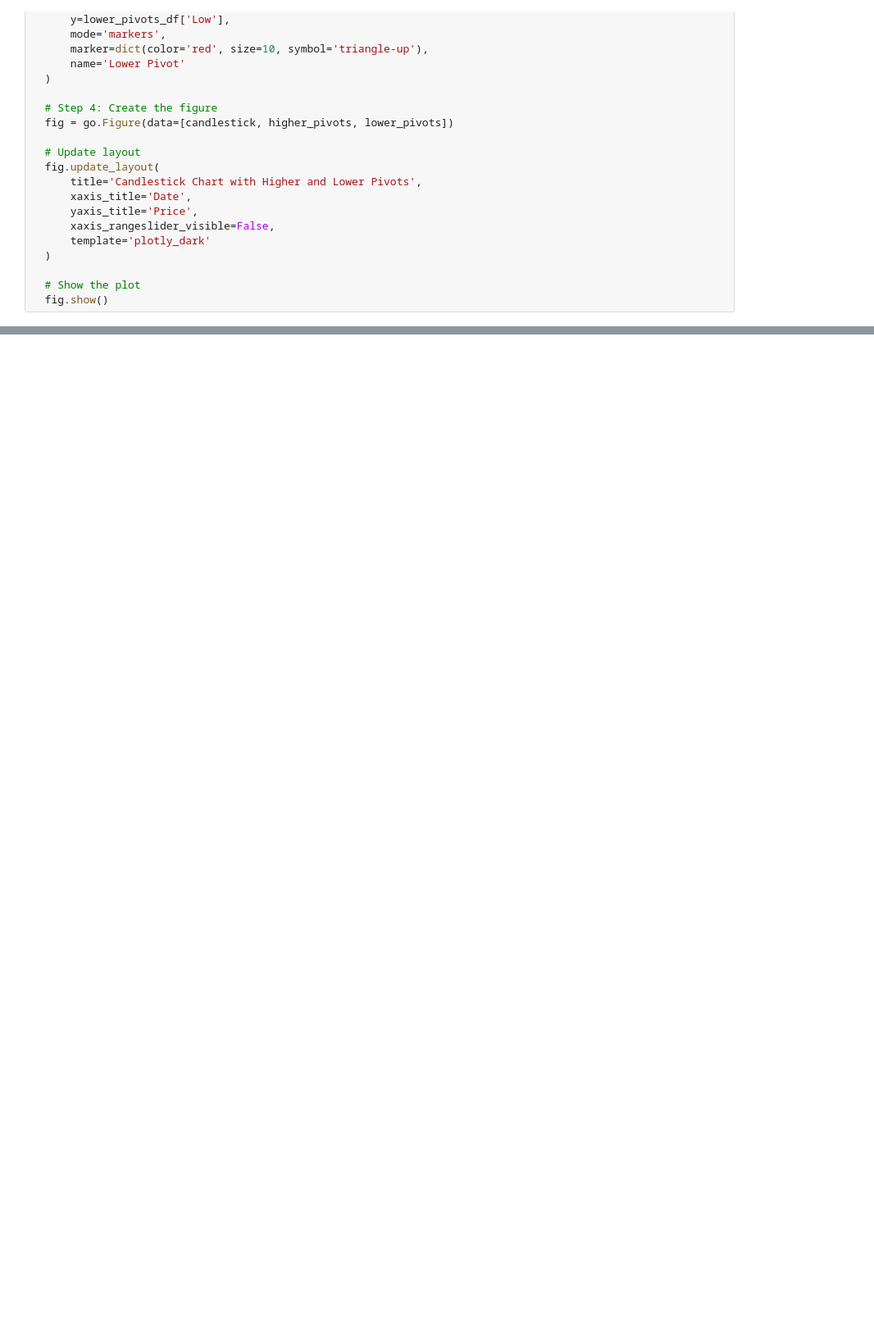
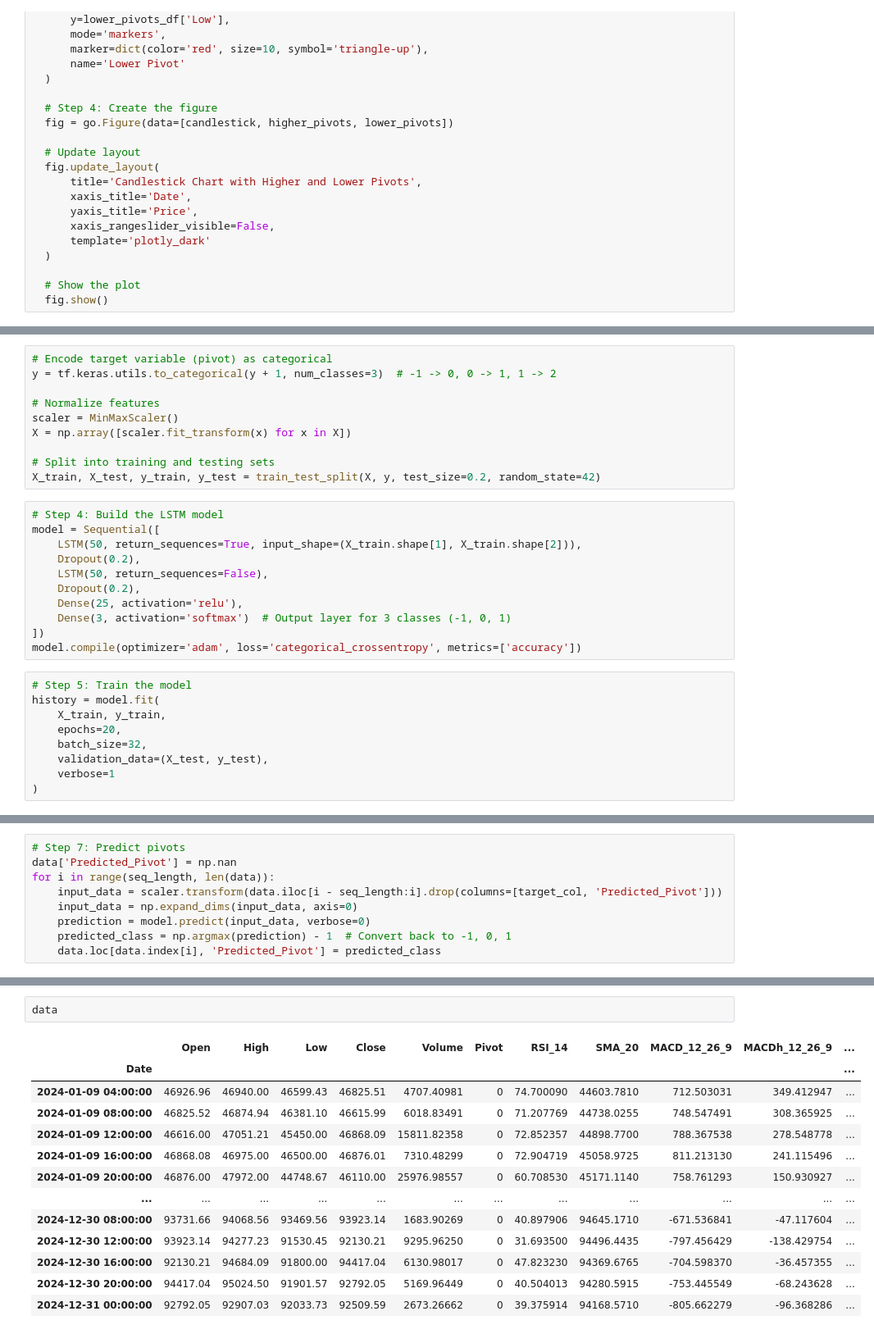
Before and after one commit to ifeLight/ml-bot, a Jupyter notebook: binance.ipynb, the cells around one changed output, grey strips where cells are left out. Shown: that part at 82% size. Cells and saved outputs as stored; diff of their text form; blank space fills up the shorter version.

```diff
--- a/binance.ipynb
+++ b/binance.ipynb
@@ -193,0 +316,30 @@ successive_count 0
+# %%
+# Encode target variable (pivot) as categorical
+y = tf.keras.utils.to_categorical(y + 1, num_classes=3)  # -1 -> 0, 0 -> 1, 1 -> 2
+
+# Normalize features
+scaler = MinMaxScaler()
+X = np.array([scaler.fit_transform(x) for x in X])
+
+# Split into training and testing sets
+X_train, X_test, y_train, y_test = train_test_split(X, y, test_size=0.2, random_state=42)
+# %%
+# Step 4: Build the LSTM model
+model = Sequential([
+    LSTM(50, return_sequences=True, input_shape=(X_train.shape[1], X_train.shape[2])),
+    Dropout(0.2),
+    LSTM(50, return_sequences=False),
+    Dropout(0.2),
+    Dense(25, activation='relu'),
+    Dense(3, activation='softmax')  # Output layer for 3 classes (-1, 0, 1)
+])
+model.compile(optimizer='adam', loss='categorical_crossentropy', metrics=['accuracy'])
+# %%
+# Step 5: Train the model
+history = model.fit(
+    X_train, y_train,
+    epochs=20,
+    batch_size=32,
+    validation_data=(X_test, y_test),
+    verbose=1
+)
@@ -193,0 +391,9 @@ successive_count 0
+# %%
+# Step 7: Predict pivots
+data['Predicted_Pivot'] = np.nan
+for i in range(seq_length, len(data)):
+    input_data = scaler.transform(data.iloc[i - seq_length:i].drop(columns=[target_col, 'Predicted_Pivot']))
+    input_data = np.expand_dims(input_data, axis=0)
+    prediction = model.predict(input_data, verbose=0)
+    predicted_class = np.argmax(prediction) - 1  # Convert back to -1, 0, 1
+    data.loc[data.index[i], 'Predicted_Pivot'] = predicted_class
@@ -193,0 +418,16 @@ successive_count 0
+# %%
+data
+# %% [output]
+|  | Open | High | Low | Close | Volume | Pivot | RSI_14 | SMA_20 | MACD_12_26_9 | MACDh_12_26_9 | ... |
+| Date |  |  |  |  |  |  |  |  |  |  | ... |
+| 2024-01-09 04:00:00 | 46926.96 | 46940.00 | 46599.43 | 46825.51 | 4707.40981 | 0 | 74.700090 | 44603.7810 | 712.503031 | 349.412947 | ... |
+| 2024-01-09 08:00:00 | 46825.52 | 46874.94 | 46381.10 | 46615.99 | 6018.83491 | 0 | 71.207769 | 44738.0255 | 748.547491 | 308.365925 | ... |
+| 2024-01-09 12:00:00 | 46616.00 | 47051.21 | 45450.00 | 46868.09 | 15811.82358 | 0 | 72.852357 | 44898.7700 | 788.367538 | 278.548778 | ... |
+| 2024-01-09 16:00:00 | 46868.08 | 46975.00 | 46500.00 | 46876.01 | 7310.48299 | 0 | 72.904719 | 45058.9725 | 811.213130 | 241.115496 | ... |
+| 2024-01-09 20:00:00 | 46876.00 | 47972.00 | 44748.67 | 46110.00 | 25976.98557 | 0 | 60.708530 | 45171.1140 | 758.761293 | 150.930927 | ... |
+| ... | ... | ... | ... | ... | ... | ... | ... | ... | ... | ... | ... |
+| 2024-12-30 08:00:00 | 93731.66 | 94068.56 | 93469.56 | 93923.14 | 1683.90269 | 0 | 40.897906 | 94645.1710 | -671.536841 | -47.117604 | ... |
+| 2024-12-30 12:00:00 | 93923.14 | 94277.23 | 91530.45 | 92130.21 | 9295.96250 | 0 | 31.693500 | 94496.4435 | -797.456429 | -138.429754 | ... |
+| 2024-12-30 16:00:00 | 92130.21 | 94684.09 | 91800.00 | 94417.04 | 6130.98017 | 0 | 47.823230 | 94369.6765 | -704.598370 | -36.457355 | ... |
+| 2024-12-30 20:00:00 | 94417.04 | 95024.50 | 91901.57 | 92792.05 | 5169.96449 | 0 | 40.504013 | 94280.5915 | -753.445549 | -68.243628 | ... |
+| 2024-12-31 00:00:00 | 92792.05 | 92907.03 | 92033.73 | 92509.59 | 2673.26662 | 0 | 39.375914 | 94168.5710 | -805.662279 | -96.368286 | ... |
```
Also changed, not shown: parts of 17 cells of this notebook.
